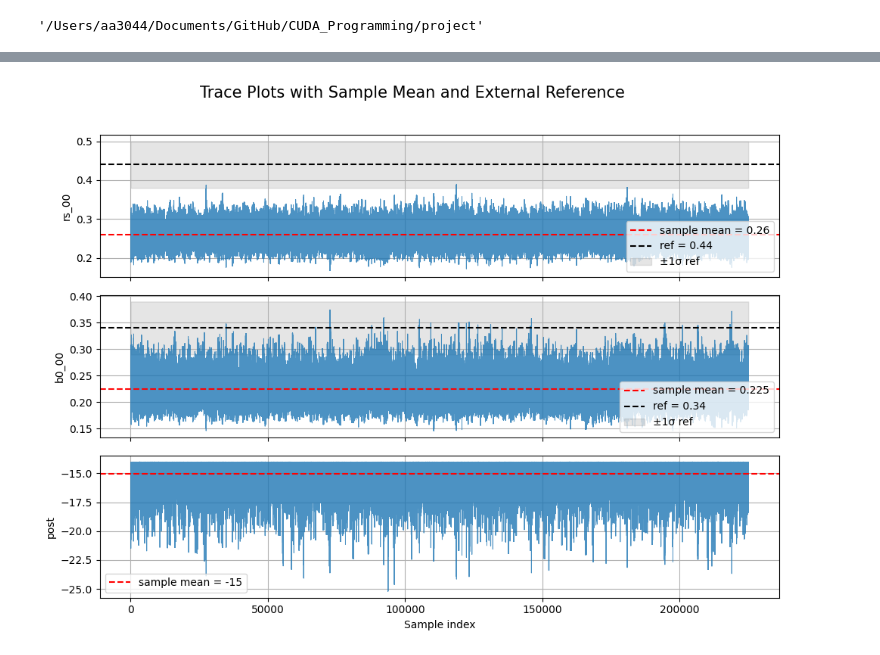
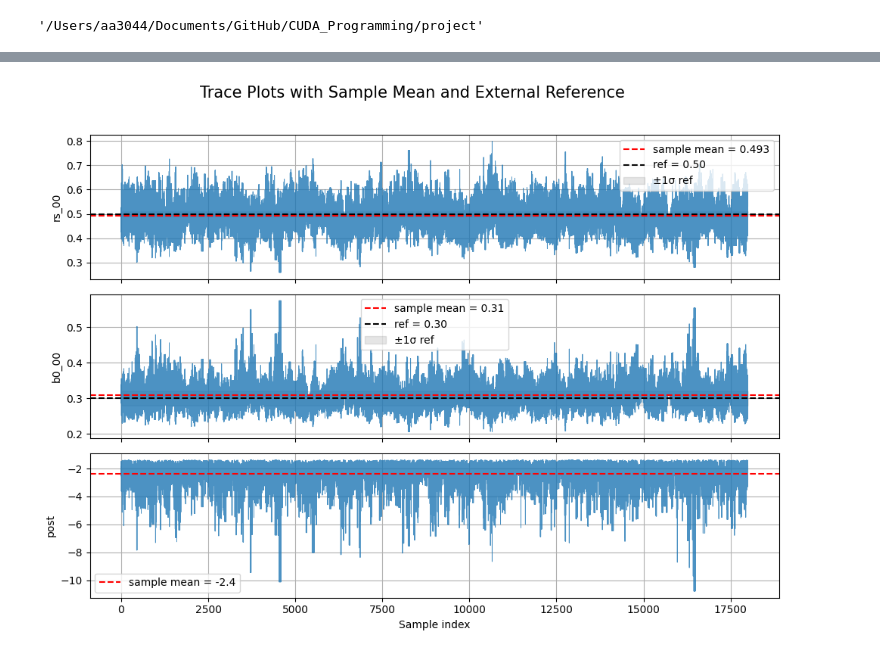
Before and after one commit to Arwa-Mq/CUDA_Programming, a Jupyter notebook: project/plot_cosmosis_chain-2.ipynb, the cells around one changed output, grey strips where cells are left out. Cells and saved outputs as stored; diff of their text form; code cells hidden in the pictures.

Commit message:
plots the results

```diff
--- a/project/plot_cosmosis_chain-2.ipynb
+++ b/project/plot_cosmosis_chain-2.ipynb
@@ -364,9 +55,0 @@ def plot_multiple_corner_getdist_boost(dfs, param_labels=None, name_tags=None, s
-# %%
-param_ranges = {'rs': (0.4, 0.8), 'b0': (0.2, 0.5)}
-
-fig = plot_multiple_corner_getdist_boost(
-    [df00, df10, df20, df30],
-    name_tags=['Rich bin 1', 'Rich bin 2', 'Rich bin 3', 'Rich bin 4'],
-    external_means=None,
-    param_ranges=param_ranges
-)
@@ -382,9 +55,0 @@ Removed no burn in
-# %%
-param_ranges = {'rs': (0.4, 0.8), 'b0': (0.2, 0.5)}
-
-fig = plot_multiple_corner_getdist_boost(
-    [df20, df30],
-    name_tags=['Rich bin 1', 'Rich bin 3'],
-    external_means=None,
-    param_ranges=param_ranges
-)
@@ -396,9 +55,0 @@ Removed no burn in
-# %%
-external_means = {
-    'b0_00': (0.34, 0.05),
-    'rs_00': (0.44, 0.06)
-}
-# %%
-labels = [r"r_s (0,0) ", r"b_0 (0,0)"]
-fig = plot_corner_getdist(df00, param_labels=labels, external_means=external_means)
-plt.show()
@@ -494,11 +131,11 @@ def plot_trace(df, burnin=0.0, external_means=None):
     return fig
 # %%
 external_means = {
-    'b0_00': (0.34, 0.05),
-    'rs_00': (0.44, 0.06)
+    'b0_00': (0.3, 0.02),
+    'rs_00': (0.5, 0.01)
 }
 
-fig = plot_trace(df, burnin=0.1, external_means=external_means)
+fig = plot_trace(df00, burnin=0.1, external_means=external_means)
 plt.show()
 # %% [output]
-[figure, old version]
+[figure, new version]
```
Also changed, not shown: parts of 18 cells of this notebook.
